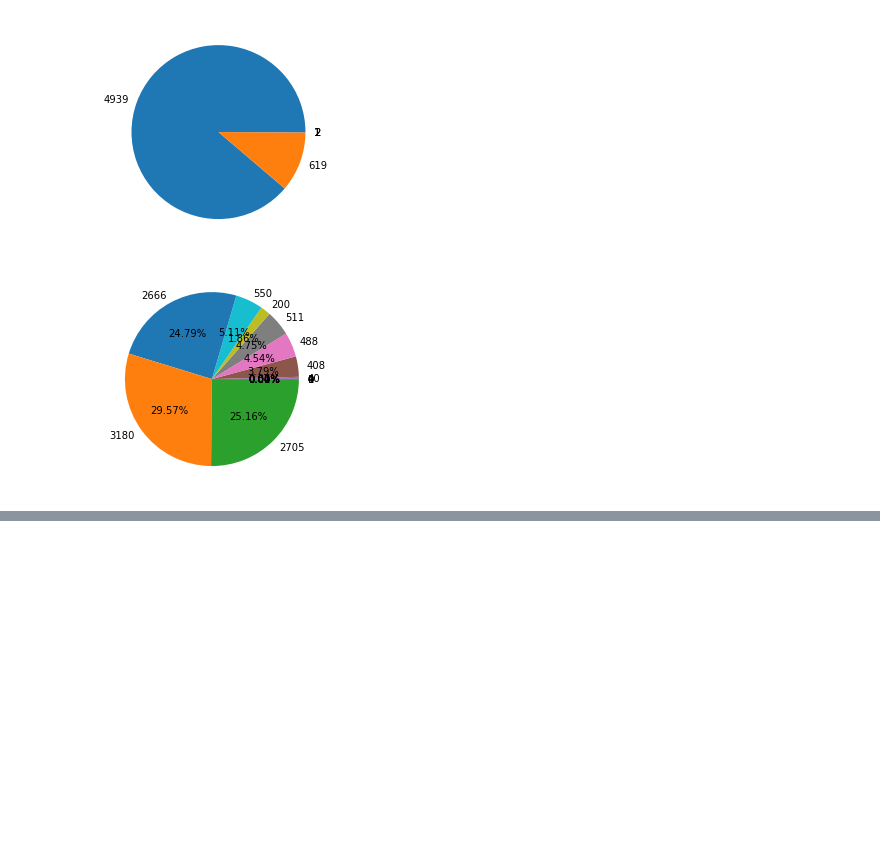
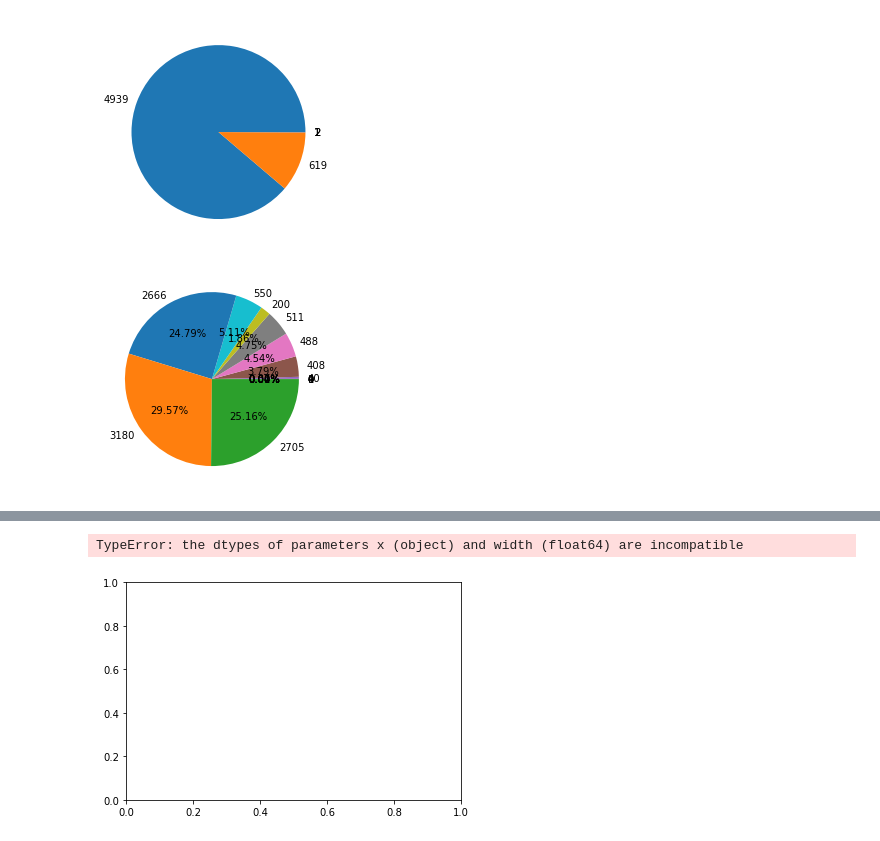
Before and after one commit to Adalab/DA-promo-A-module-2-pairprog-1-pair-2-Laura-Almudena, a Jupyter notebook: Pair_1-visualizacion.ipynb, the cells around one changed output, grey strips where cells are left out. Drawn from its saved outputs; the diff is of its cells as text; code cells hidden in the pictures; blank space fills up the shorter version.

```diff
--- a/Pair_1-visualizacion.ipynb
+++ b/Pair_1-visualizacion.ipynb
@@ -48,0 +104,4 @@ plt.show()
+# %%
+#filtramos los años de ataques a partir de 2000 (solo en USA)
+df_usa_2000 = df_usa[df_usa["year"] > 2000.0]
+df_usa_2000.head(2)
@@ -48,0 +112,3 @@ plt.show()
+# %%
+num_ataques_usa2000 = df_usa_2000.value_counts()
+num_ataques_usa2000.head(2)
@@ -48,0 +120,3 @@ plt.show()
+# %%
+df_num_ataques_usa2000 = num_ataques_usa2000.reset_index()
+df_num_ataques_usa2000.head(2)
@@ -48,0 +127,21 @@ plt.show()
+# %%
+#reset indxex para pasar las columnas index de year a index y luego ya se puede definiar las variables x, y.
+#bar gráfico.
+
+# x : años
+# y :numero de ataques
+
+
+#x
+x = df_num_ataques_usa2000["year"].unique   #años en los que ocurren los ataques
+
+
+#y
+y = df_num_ataques_usa2000.count()          #cantidad de ataques por año
+
+plt.figure()
+plt.bar(x,y)
+plt.show()
+# %% [output]
+TypeError: the dtypes of parameters x (object) and width (float64) are incompatible
+[figure, added]
```
Also changed, not shown: parts of 21 cells of this notebook.
